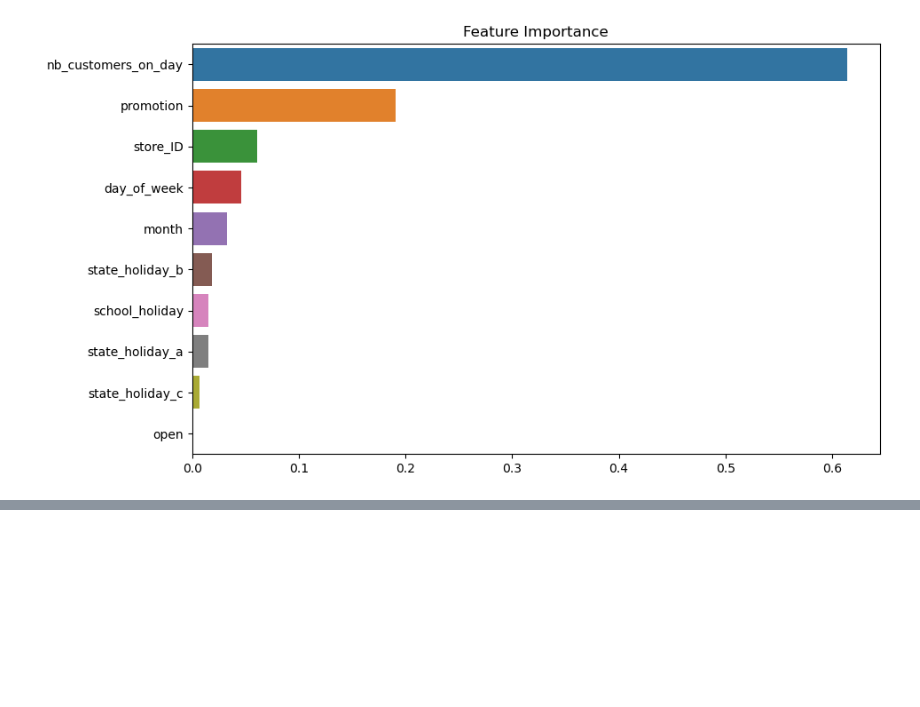
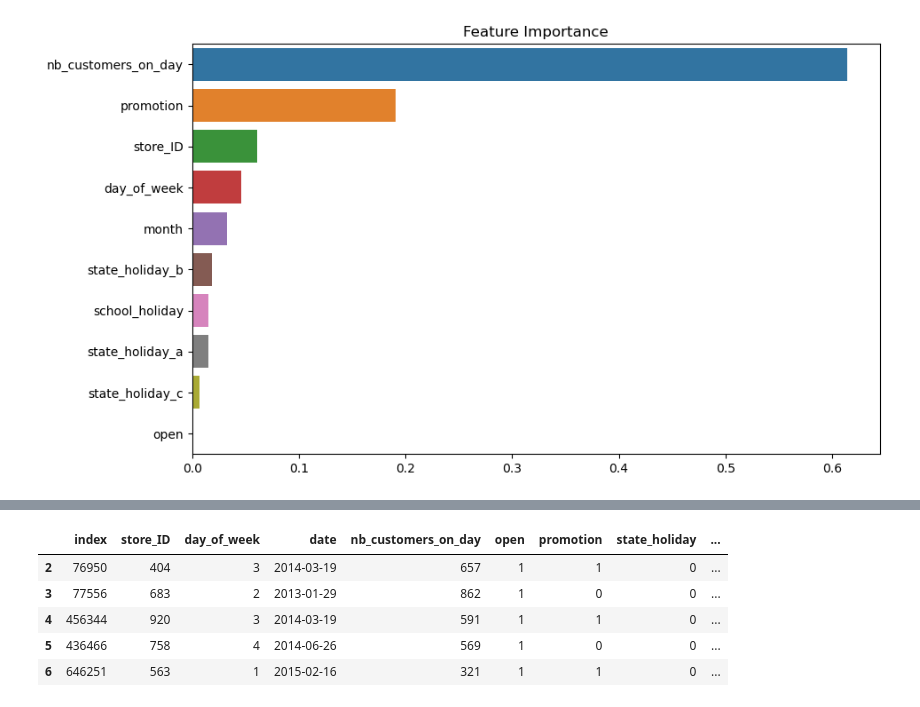
Before and after one commit to PreeyaSC/Project_IronKaggle, a Jupyter notebook: IronKaggle.ipynb, the cells around one changed output, grey strips where cells are left out. Saved outputs shown, nothing was run; the diff lists cells and outputs as text; code cells hidden in the pictures; blank space fills up the shorter version.

```diff
--- a/IronKaggle.ipynb
+++ b/IronKaggle.ipynb
@@ -414,2 +421,11 @@ validation_test.head()
+# %%
+validation_final.head()
+# %% [output]
+|  | index | store_ID | day_of_week | date | nb_customers_on_day | open | promotion | state_holiday | ... |
+| 2 | 76950 | 404 | 3 | 2014-03-19 | 657 | 1 | 1 | 0 | ... |
+| 3 | 77556 | 683 | 2 | 2013-01-29 | 862 | 1 | 0 | 0 | ... |
+| 4 | 456344 | 920 | 3 | 2014-03-19 | 591 | 1 | 1 | 0 | ... |
+| 5 | 436466 | 758 | 4 | 2014-06-26 | 569 | 1 | 0 | 0 | ... |
+| 6 | 646251 | 563 | 1 | 2015-02-16 | 321 | 1 | 1 | 0 | ... |
 # %%
 # Save the cleaning function
```
Also changed, not shown: parts of 9 cells of this notebook.
